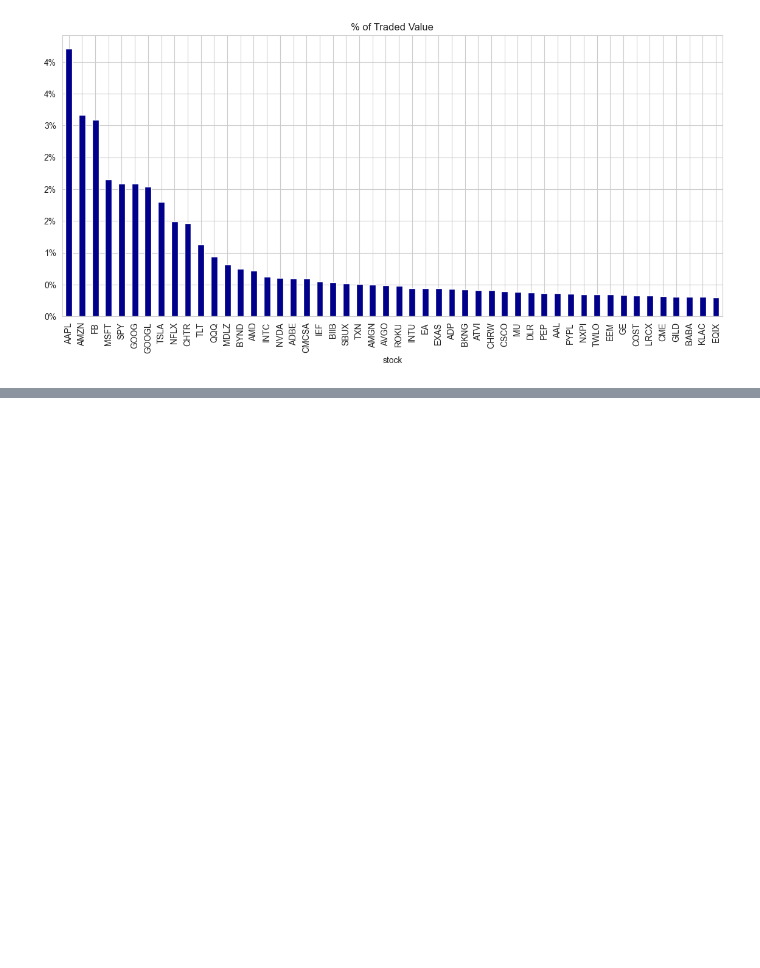
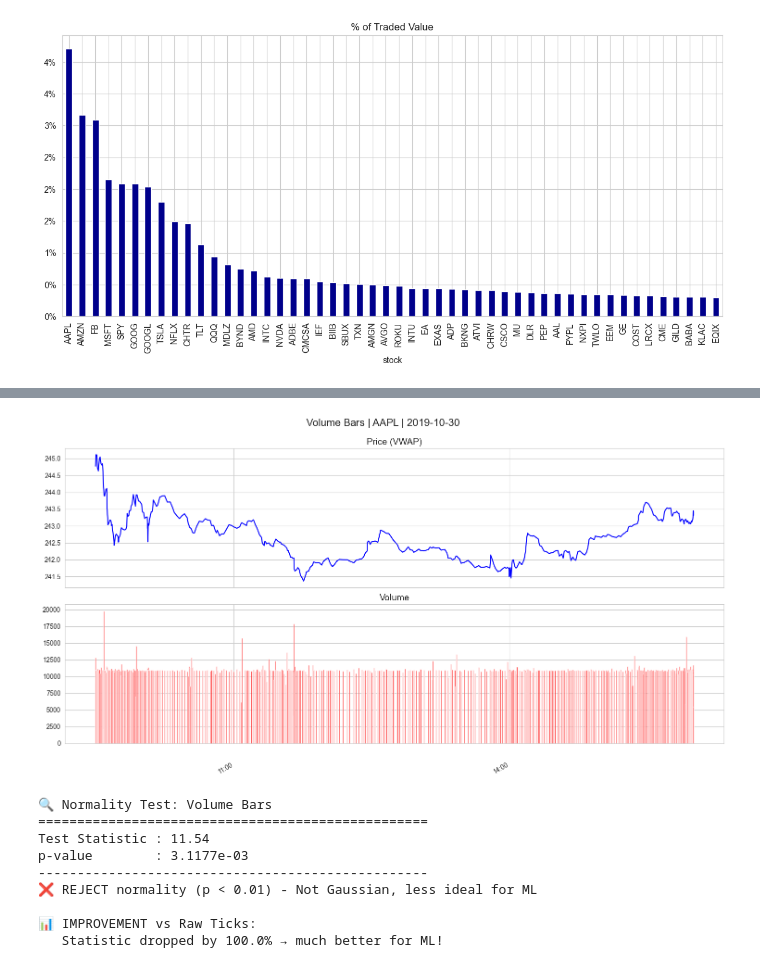
Before and after one commit to alanwnl/machine-learning-for-trading, a Jupyter notebook: 02_market_and_fundamental_data/01_NASDAQ_TotalView-ITCH_Order_Book/03_normalize_tick_data.ipynb, the cells around one changed output, grey strips where cells are left out. Cells and saved outputs as stored; diff of their text form; code cells hidden in the pictures; blank space fills up the shorter version.

```diff
--- a/02_market_and_fundamental_data/01_NASDAQ_TotalView-ITCH_Order_Book/03_normalize_tick_data.ipynb
+++ b/02_market_and_fundamental_data/01_NASDAQ_TotalView-ITCH_Order_Book/03_normalize_tick_data.ipynb
@@ -282,0 +301,32 @@ price_volume(dollar_bars.set_index('timestamp'),
+# %%
+with pd.HDFStore(order_book_store) as store:
+    trades = store['{}/trades'.format(stock)]
+
+trades.price = trades.price.mul(1e-4)
+trades = trades[trades.cross == 0]
+trades = trades.between_time(market_open, market_close).drop('cross', axis=1)
+
+trades_per_min = trades.shares.sum() / (60 * 7.5)          # average shares per minute
+trades['cumul_vol'] = trades.shares.cumsum()
+
+df = trades.reset_index()
+by_vol = df.groupby(df.cumul_vol.div(trades_per_min).round().astype(int))
+vol_bars = pd.concat([by_vol.timestamp.last().to_frame('timestamp'),
+                      get_bar_stats(by_vol)], axis=1)
+
+price_volume(vol_bars.set_index('timestamp'),
+             suptitle=f'Volume Bars | {stock} | {pd.to_datetime(date).date()}')
+
+vol_returns = vol_bars.vwap.pct_change().dropna()
+vol_result = test_normality(vol_returns, name="Volume Bars", baseline_stat=tick_stat, baseline_p=tick_p)
+# %% [output]
+[figure, added]
+🔍 Normality Test: Volume Bars
+==================================================
+Test Statistic : 11.54
+p-value        : 3.1177e-03
+--------------------------------------------------
+❌ REJECT normality (p < 0.01) - Not Gaussian, less ideal for ML
+
+📊 IMPROVEMENT vs Raw Ticks:
+   Statistic dropped by 100.0% → much better for ML!
```
Also changed, not shown: parts of 64 cells of this notebook, 3 other files.
